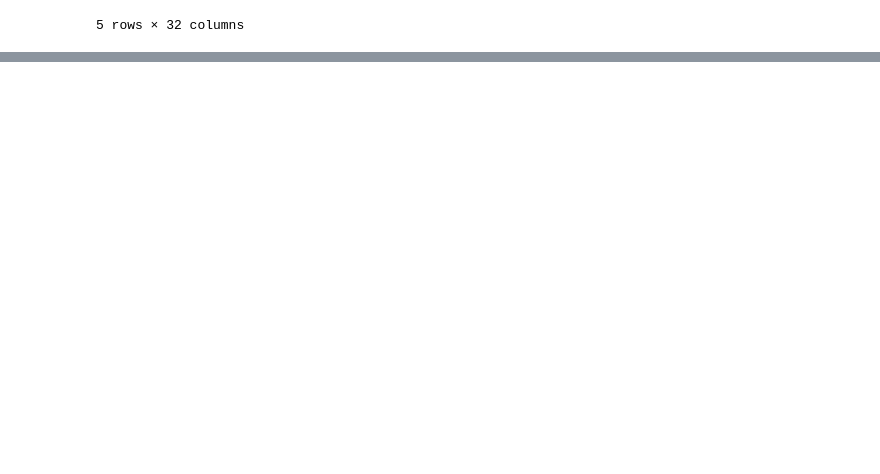
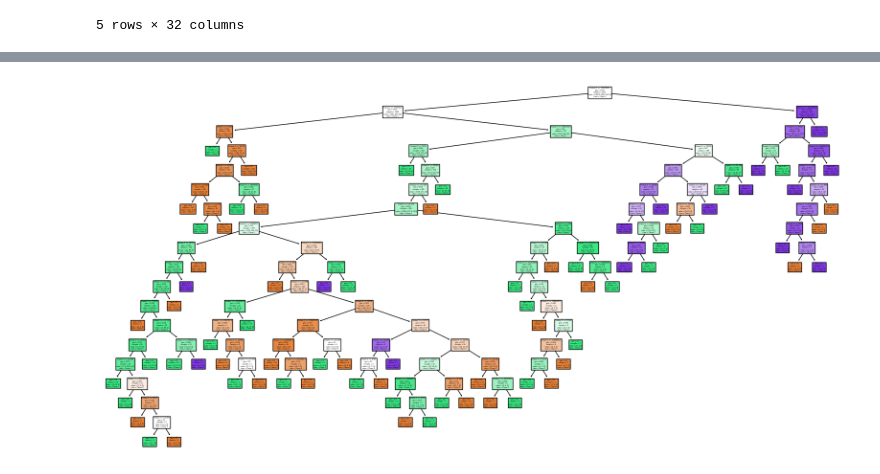
Before and after one commit to Thiagorcj/Projeto_Blue_Horizon, a Jupyter notebook: codes.ipynb, the cells around one changed output, grey strips where cells are left out. Saved outputs shown, nothing was run; the diff lists cells and outputs as text; code cells hidden in the pictures; blank space fills up the shorter version.

```diff
--- a/codes.ipynb
+++ b/codes.ipynb
@@ -59,0 +63,6 @@ df_floresta.head()
+# %%
+df_industria = pd.read_csv('dados/Crescimento_industria_anual.csv')
+year_columns = [col for col in df_industria.columns if col.isdigit() and 1990 <= int(col) <= 2020]
+df_industria = df_industria.loc[:, ["Country Name"] + year_columns]
+df_industria = df_industria.dropna()
+df_industria.head()
@@ -59,0 +301,86 @@ df_floresta.head()
+# %%
+import numpy as np
+import matplotlib.pyplot as plt
+from sklearn.tree import DecisionTreeClassifier, plot_tree
+from sklearn.metrics import accuracy_score
+from sklearn.model_selection import train_test_split, cross_val_score
+
+# Passo 1: Definir os dados X e y (normalizados anteriormente)
+# Supondo que X e y já estejam normalizados e definidos
+
+# Dividir em conjuntos de treino e teste
+X_train, X_test, y_train, y_test = train_test_split(X, y, test_size=0.2, random_state=42)
+
+# Construir a árvore de decisão simples
+tree = DecisionTreeClassifier(random_state=42)
+tree.fit(X_train, y_train)
+
+# Plotar a árvore
+plt.figure(figsize=(20,10))
+plot_tree(tree, filled=True, feature_names=['Feature 1', 'Feature 2', 'Feature 3'], class_names=['Classe 0', 'Classe 1', 'Classe 2'])
+plt.show()
+
+# Passo 2: Computar Ein e Eout
+y_train_pred = tree.predict(X_train)
+y_test_pred = tree.predict(X_test)
+
+# Erro dentro (Ein) e fora (Eout)
+Ein = 1 - accuracy_score(y_train, y_train_pred)
+Eout = 1 - accuracy_score(y_test, y_test_pred)
+
+print(f"Erro dentro (Ein): {Ein:.4f}")
+print(f"Erro fora (Eout): {Eout:.4f}")
+
+# Passo 3: Regularizar com Minimal Cost-Complexity Pruning (poda)
+path = tree.cost_complexity_pruning_path(X_train, y_train)  # Obter os valores de alpha
+ccp_alphas = path.ccp_alphas  # Todos os valores de alpha possíveis
+
+# Inicializar variáveis para armazenar os modelos
+trees = []
+train_scores = []
+val_scores = []
+
+# Testar diferentes valores de alpha com cross-validation
+for ccp_alpha in ccp_alphas:
+    clf = DecisionTreeClassifier(random_state=42, ccp_alpha=ccp_alpha)
+    clf.fit(X_train, y_train)
+    trees.append(clf)
+    # Avaliar acurácia com cross-validation (5 folds)
+    scores = cross_val_score(clf, X_train, y_train, cv=5)
+    train_scores.append(scores.mean())
+    val_scores.append(clf.score(X_test, y_test))
+
+# Plotar o gráfico de ccp_alpha versus score (para ver o impacto da regularização)
+plt.figure(figsize=(10,6))
+plt.plot(ccp_alphas, train_scores, marker='o', label="Treino")
+plt.plot(ccp_alphas, val_scores, marker='o', label="Validação")
+plt.xlabel("alpha")
+plt.ylabel("Acurácia")
+plt.legend()
+plt.title("Acurácia vs. Alpha para regularização da árvore de decisão")
+plt.show()
+
+# Passo 4: Selecionar o melhor modelo (menor alpha com maior acurácia)
+best_tree_index = np.argmax(val_scores)
+best_alpha = ccp_alphas[best_tree_index]
+best_tree = trees[best_tree_index]
+
+print(f"Melhor alpha: {best_alpha}")
+print(f"Acurácia com melhor alpha (validação): {val_scores[best_tree_index]:.4f}")
+
+# Plotar a melhor árvore
+plt.figure(figsize=(20,10))
+plot_tree(best_tree, filled=True, feature_names=['Feature 1', 'Feature 2', 'Feature 3'], class_names=['Classe 0', 'Classe 1', 'Classe 2'])
+plt.show()
+
+# Recalcular as métricas de Ein e Eout para a melhor árvore
+y_train_pred_best = best_tree.predict(X_train)
+y_test_pred_best = best_tree.predict(X_test)
+
+Ein_best = 1 - accuracy_score(y_train, y_train_pred_best)
+Eout_best = 1 - accuracy_score(y_test, y_test_pred_best)
+
+print(f"Erro dentro com melhor árvore (Ein): {Ein_best:.4f}")
+print(f"Erro fora com melhor árvore (Eout): {Eout_best:.4f}")
+# %% [output]
+[figure, added]
```
Also changed, not shown: parts of 18 cells of this notebook.
